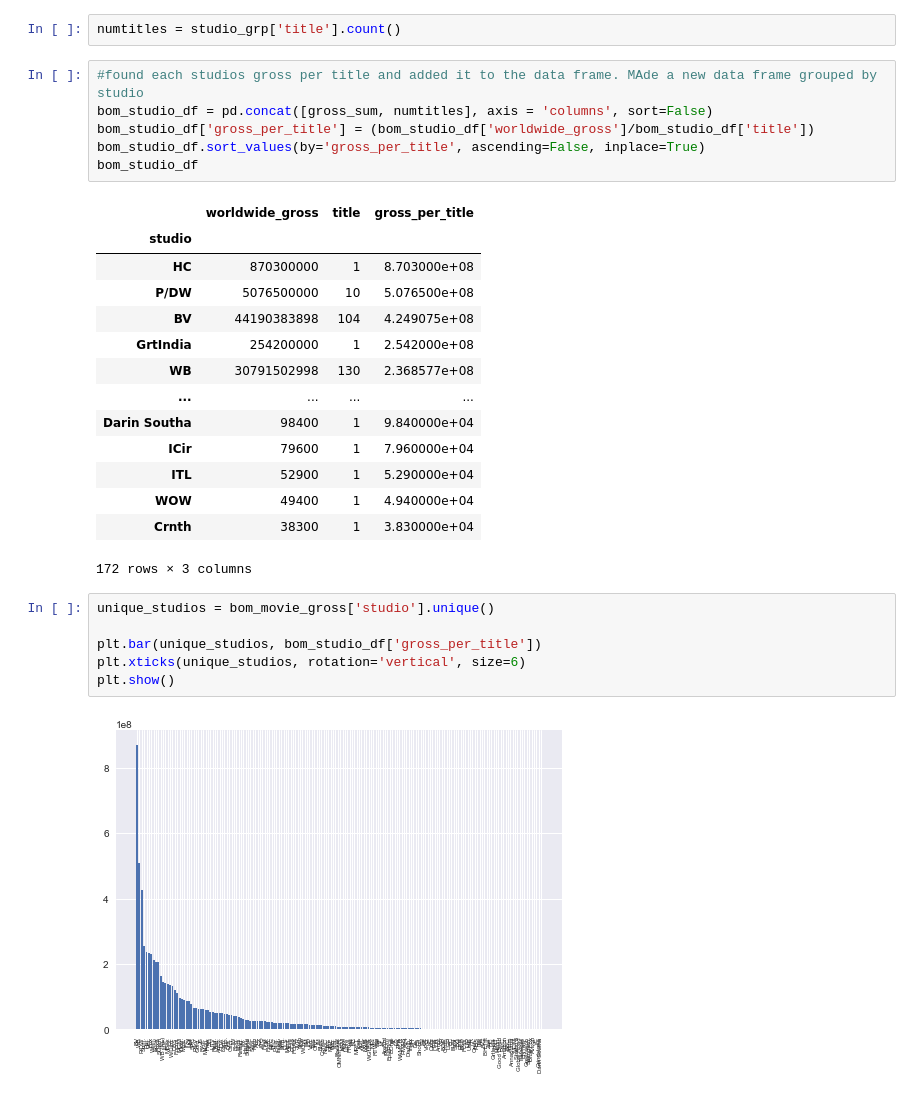
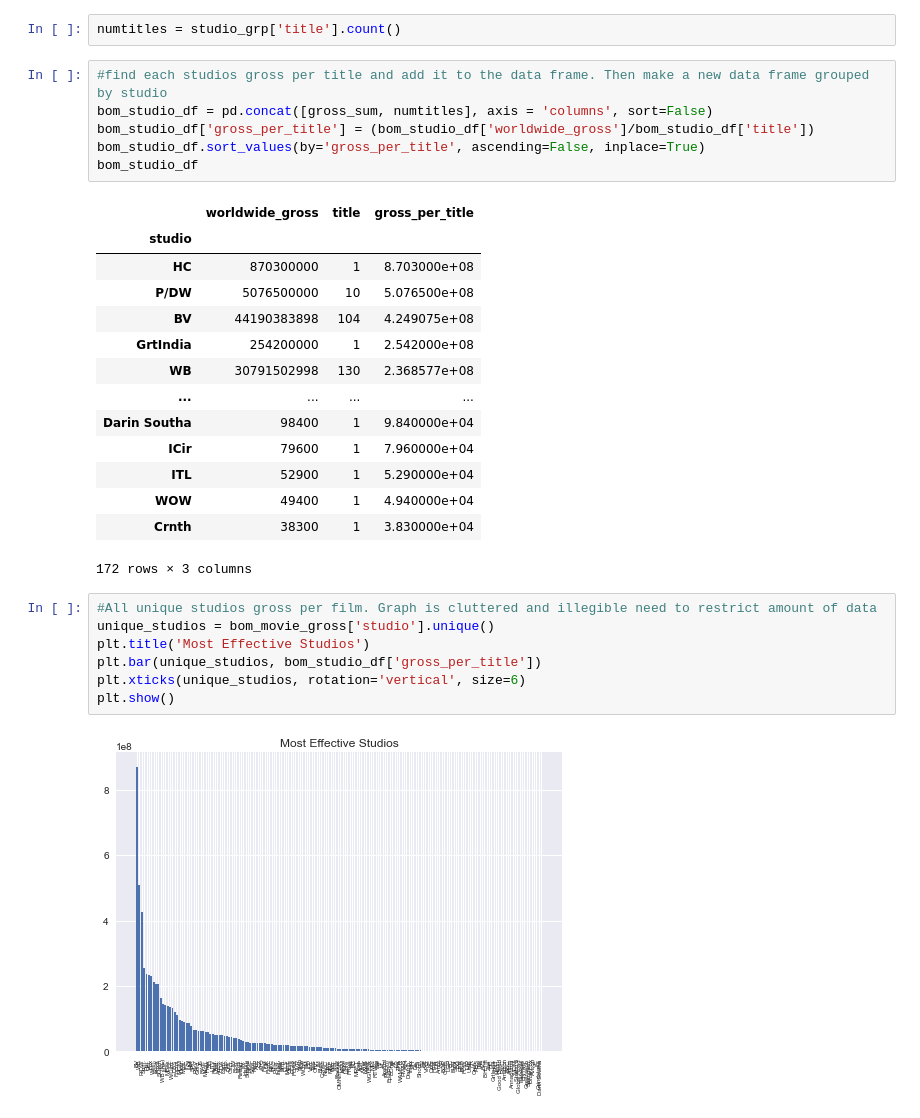
Before and after one commit to kreggthegoat/dsc-phase-1-project, a Jupyter notebook: student.ipynb, the cells around one changed output. Drawn from its saved outputs; the diff is of its cells as text.

```diff
--- a/student.ipynb
+++ b/student.ipynb
@@ -455,7 +428,7 @@ gross_sum = studio_grp['worldwide_gross'].sum()
 # %%
 numtitles = studio_grp['title'].count()
 # %%
-#found each studios gross per title and added it to the data frame. MAde a new data frame grouped by studio
+#find each studios gross per title and add it to the data frame. Then make a new data frame grouped by studio
 bom_studio_df = pd.concat([gross_sum, numtitles], axis = 'columns', sort=False)
 bom_studio_df['gross_per_title'] = (bom_studio_df['worldwide_gross']/bom_studio_df['title'])
 bom_studio_df.sort_values(by='gross_per_title', ascending=False, inplace=True)
@@ -476,10 +449,11 @@ bom_studio_df
 | Crnth | 38300 | 1 | 3.830000e+04 |
 172 rows × 3 columns
 # %%
+#All unique studios gross per film. Graph is cluttered and illegible need to restrict amount of data
 unique_studios = bom_movie_gross['studio'].unique()
-
+plt.title('Most Effective Studios')
 plt.bar(unique_studios, bom_studio_df['gross_per_title'])
 plt.xticks(unique_studios, rotation='vertical', size=6)
 plt.show()
 # %% [output]
-[figure, old version]
+[figure, new version]
```
Also changed, not shown: parts of 32 cells of this notebook, 2 other files.
